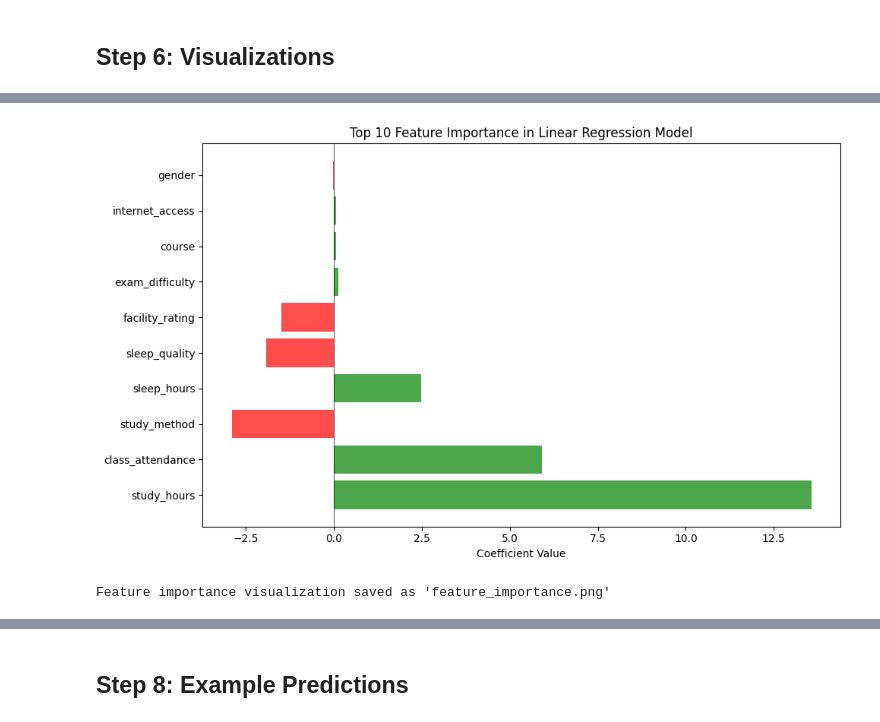
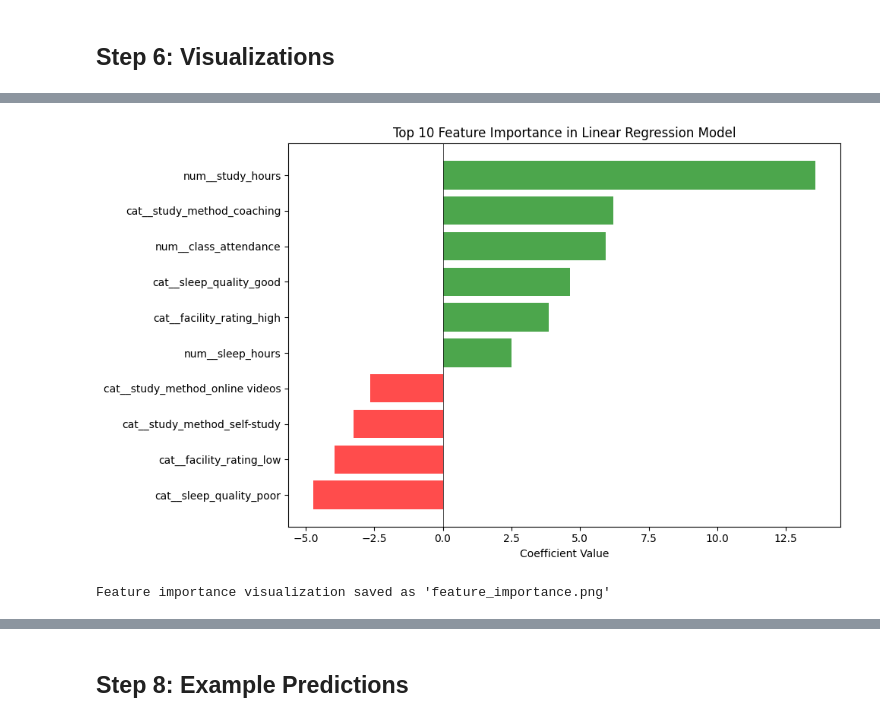
Before and after one commit to manish-manware/ExamScorePrediction, a Jupyter notebook: Exam_Score_Prediction.ipynb, the cells around one changed output, grey strips where cells are left out. Saved outputs shown, nothing was run; the diff lists cells and outputs as text; code cells hidden in the pictures.

```diff
--- a/Exam_Score_Prediction.ipynb
+++ b/Exam_Score_Prediction.ipynb
@@ -119,15 +124,3 @@ sleep_quality: 3 unique values - ['poor' 'average' 'good']
 study_method: 5 unique values - ['coaching' 'online videos' 'mixed' 'self-study' 'group study']
 facility_rating: 3 unique values - ['low' 'medium' 'high']
 exam_difficulty: 3 unique values - ['hard' 'moderate' 'easy']
-# %%
-# Encode categorical variables
-label_encoders = {}
-for col in categorical_cols:
-    if col in X.columns:
-        le = LabelEncoder()
-        X[col] = le.fit_transform(X[col])
-        label_encoders[col] = le
-        print(f"Encoded {col}: {dict(zip(le.classes_, le.transform(le.classes_)))}")
-
-print("\nFeatures after encoding:")
-print(X.head())
@@ -255,21 +219,2 @@ LinearRegressionNumPy class defined successfully!
 # %% [markdown]
 ## Step 4: Train the Model
-# %%
-# Create and train the model
-model = LinearRegressionNumPy()
-model.fit(X_train, y_train)
-
-print("\n" + "="*50)
-print("Model Coefficients (Feature Weights):")
-print("="*50)
-
-# Get feature names
-feature_names = [col for col in df.drop('exam_score', axis=1).columns]
-
-# Display coefficients sorted by absolute value
-coef_df = pd.DataFrame({
-    'Feature': feature_names,
-    'Coefficient': model.coefficients
-}).sort_values('Coefficient', key=abs, ascending=False)
-
-print(coef_df.to_string(index=False))
@@ -392,31 +342,24 @@ Visualization saved as 'model_evaluation.png'
 # %%
 # Feature Importance Visualization
 fig, ax = plt.subplots(figsize=(10, 6))
 
-# Get top features by absolute coefficient value
+# Use the coefficient DataFrame `coef_df` created during training
 top_n = 10
-coef_sorted = pd.DataFrame({
-    'Feature': feature_names,
-    'Coefficient': model.coefficients
-}).reindex(pd.DataFrame({
-    'Feature': feature_names,
-    'Coefficient': model.coefficients
-}).sort_values('Coefficient', key=abs, ascending=False).index)
-
-coef_top = coef_sorted.head(top_n)
+# Ensure we have a DataFrame sorted by absolute coefficient magnitude
+coef_top = coef_df.head(top_n).sort_values('Coefficient')
 
 colors = ['green' if x > 0 else 'red' for x in coef_top['Coefficient']]
 ax.barh(coef_top['Feature'], coef_top['Coefficient'], color=colors, alpha=0.7)
 ax.set_xlabel('Coefficient Value')
 ax.set_title('Top 10 Feature Importance in Linear Regression Model')
 ax.axvline(x=0, color='black', linestyle='-', linewidth=0.5)
 plt.tight_layout()
 plt.savefig('feature_importance.png', dpi=100, bbox_inches='tight')
 plt.show()
 
 print("Feature importance visualization saved as 'feature_importance.png'")
 # %% [output]
-[figure, old version]
+[figure, new version]
 Feature importance visualization saved as 'feature_importance.png'
 # %%
 # Distribution of residuals
```
Also changed, not shown: parts of 23 cells of this notebook, 1 other file.
